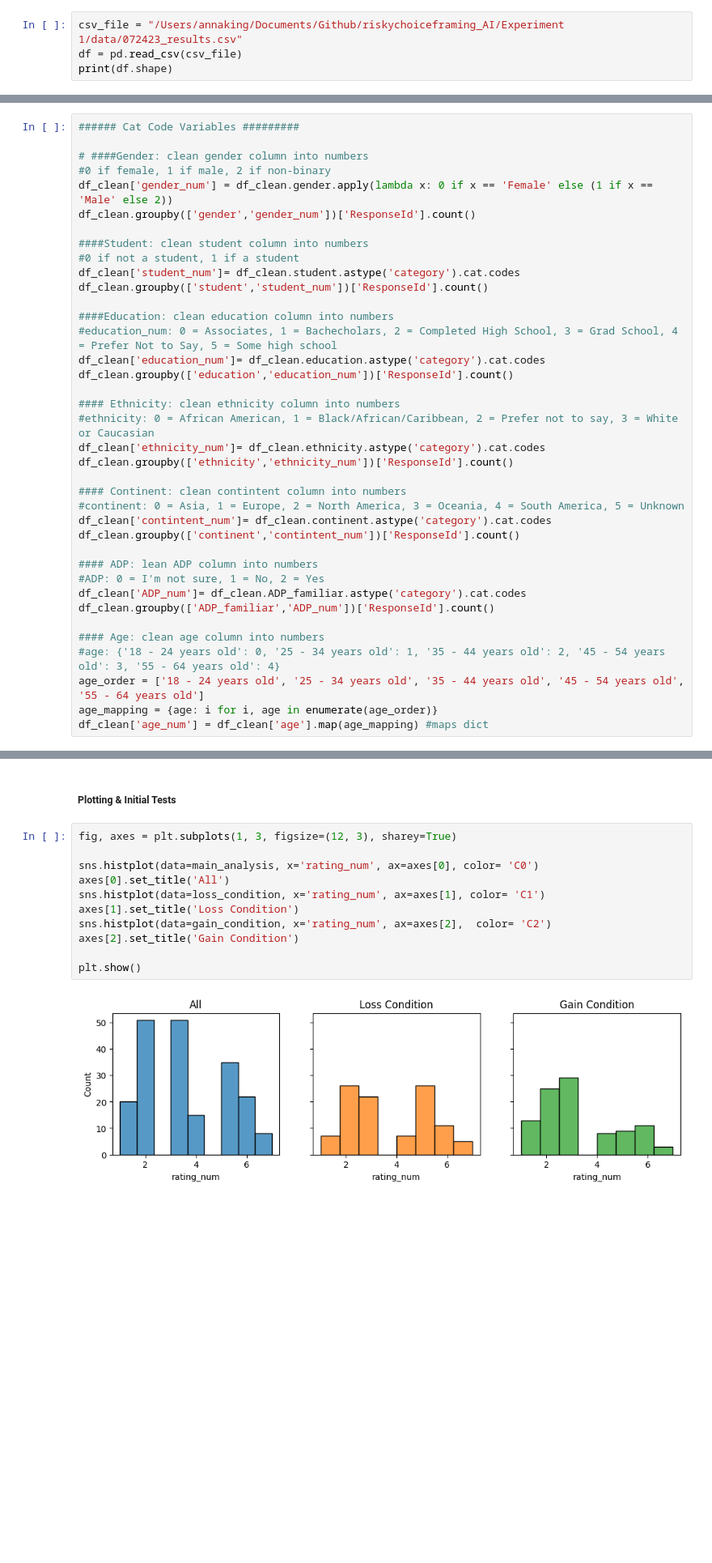
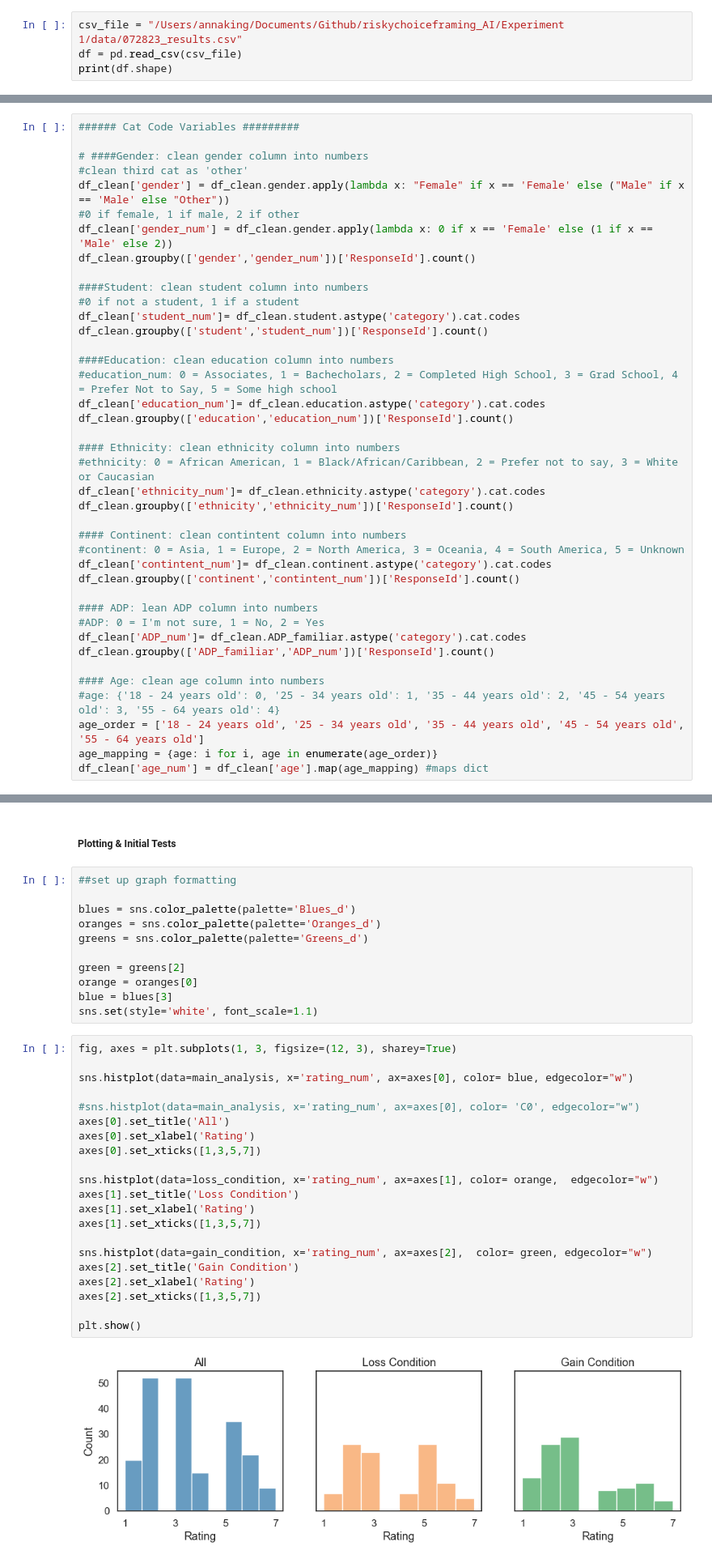
Before and after one commit to aking3806/riskychoiceframing_AI, a Jupyter notebook: Experiment 1/analysis/qualtrics_analysis.ipynb, the cells around one changed output, grey strips where cells are left out. Shown: that part at 81% size. Saved outputs shown, nothing was run; the diff lists cells and outputs as text; blank space fills up the shorter version.

```diff
--- a/Experiment 1/analysis/qualtrics_analysis.ipynb
+++ b/Experiment 1/analysis/qualtrics_analysis.ipynb
@@ -17,7 +17,7 @@ from scipy import stats
 from scipy.stats import chi2_contingency, ttest_ind
 import statsmodels.api as sm
 # %%
-csv_file = "/Users/annaking/Documents/Github/riskychoiceframing_AI/Experiment 1/data/072423_results.csv"
+csv_file = "/Users/annaking/Documents/Github/riskychoiceframing_AI/Experiment 1/data/072823_results.csv"
 df = pd.read_csv(csv_file)
 print(df.shape)
 # %% [output]
@@ -325,7 +327,9 @@ df_clean['continent'] = df_clean['country'].apply(country_to_continent)
 ###### Cat Code Variables #########
 
 # ####Gender: clean gender column into numbers
-#0 if female, 1 if male, 2 if non-binary
+#clean third cat as 'other'
+df_clean['gender'] = df_clean.gender.apply(lambda x: "Female" if x == 'Female' else ("Male" if x == 'Male' else "Other"))
+#0 if female, 1 if male, 2 if other
 df_clean['gender_num'] = df_clean.gender.apply(lambda x: 0 if x == 'Female' else (1 if x == 'Male' else 2))
 df_clean.groupby(['gender','gender_num'])['ResponseId'].count()
 
@@ -712,15 +728,36 @@ dtype: int64
 # %% [markdown]
 ##### Plotting & Initial Tests
+# %%
+##set up graph formatting
+
+blues = sns.color_palette(palette='Blues_d')
+oranges = sns.color_palette(palette='Oranges_d')
+greens = sns.color_palette(palette='Greens_d')
+
+green = greens[2]
+orange = oranges[0]
+blue = blues[3]
+sns.set(style='white', font_scale=1.1)
 # %%
 fig, axes = plt.subplots(1, 3, figsize=(12, 3), sharey=True)
 
-sns.histplot(data=main_analysis, x='rating_num', ax=axes[0], color= 'C0')
+sns.histplot(data=main_analysis, x='rating_num', ax=axes[0], color= blue, edgecolor="w")
+
+#sns.histplot(data=main_analysis, x='rating_num', ax=axes[0], color= 'C0', edgecolor="w")
 axes[0].set_title('All')
-sns.histplot(data=loss_condition, x='rating_num', ax=axes[1], color= 'C1')
+axes[0].set_xlabel('Rating')
+axes[0].set_xticks([1,3,5,7])
+
+sns.histplot(data=loss_condition, x='rating_num', ax=axes[1], color= orange,  edgecolor="w")
 axes[1].set_title('Loss Condition')
-sns.histplot(data=gain_condition, x='rating_num', ax=axes[2],  color= 'C2')
+axes[1].set_xlabel('Rating')
+axes[1].set_xticks([1,3,5,7])
+
+sns.histplot(data=gain_condition, x='rating_num', ax=axes[2],  color= green, edgecolor="w")
 axes[2].set_title('Gain Condition')
+axes[2].set_xlabel('Rating')
+axes[2].set_xticks([1,3,5,7])
 
 plt.show()
 # %% [output]
-[figure, old version]
+[figure, new version]
```
Also changed, not shown: parts of 46 cells of this notebook, 5 other files.
